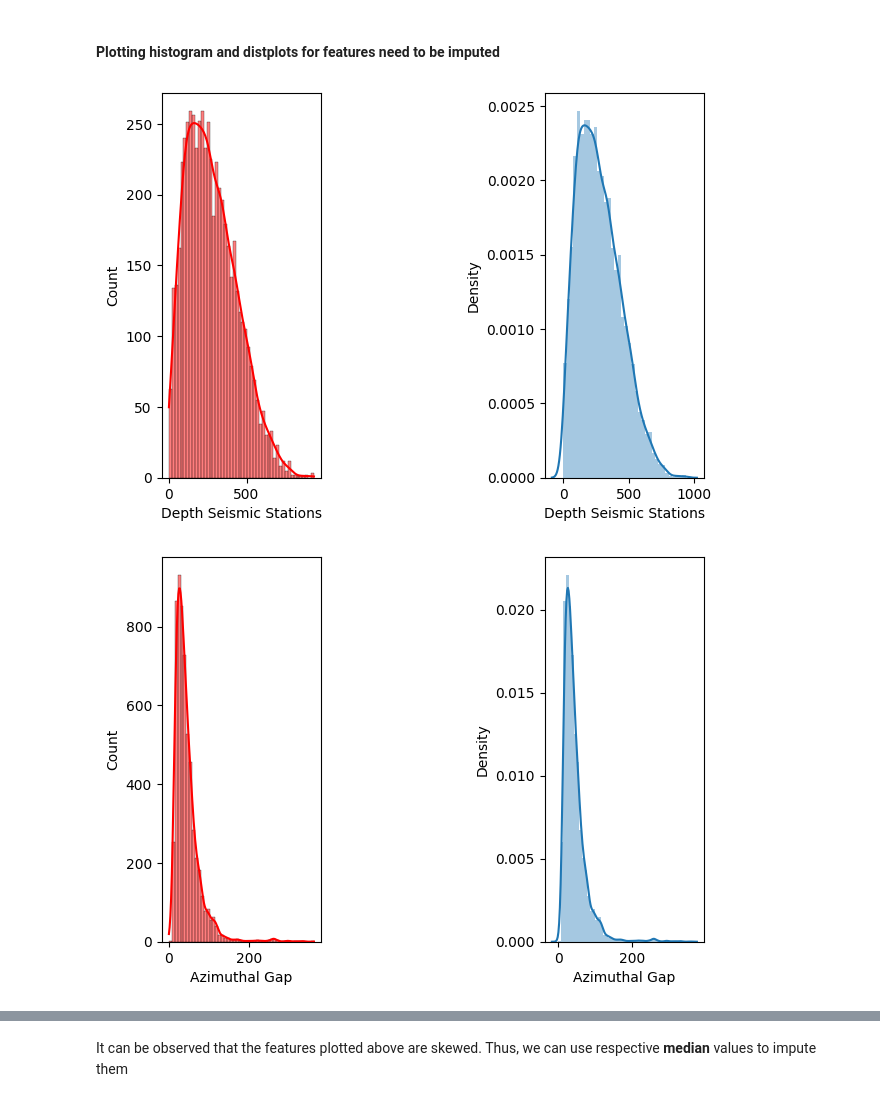
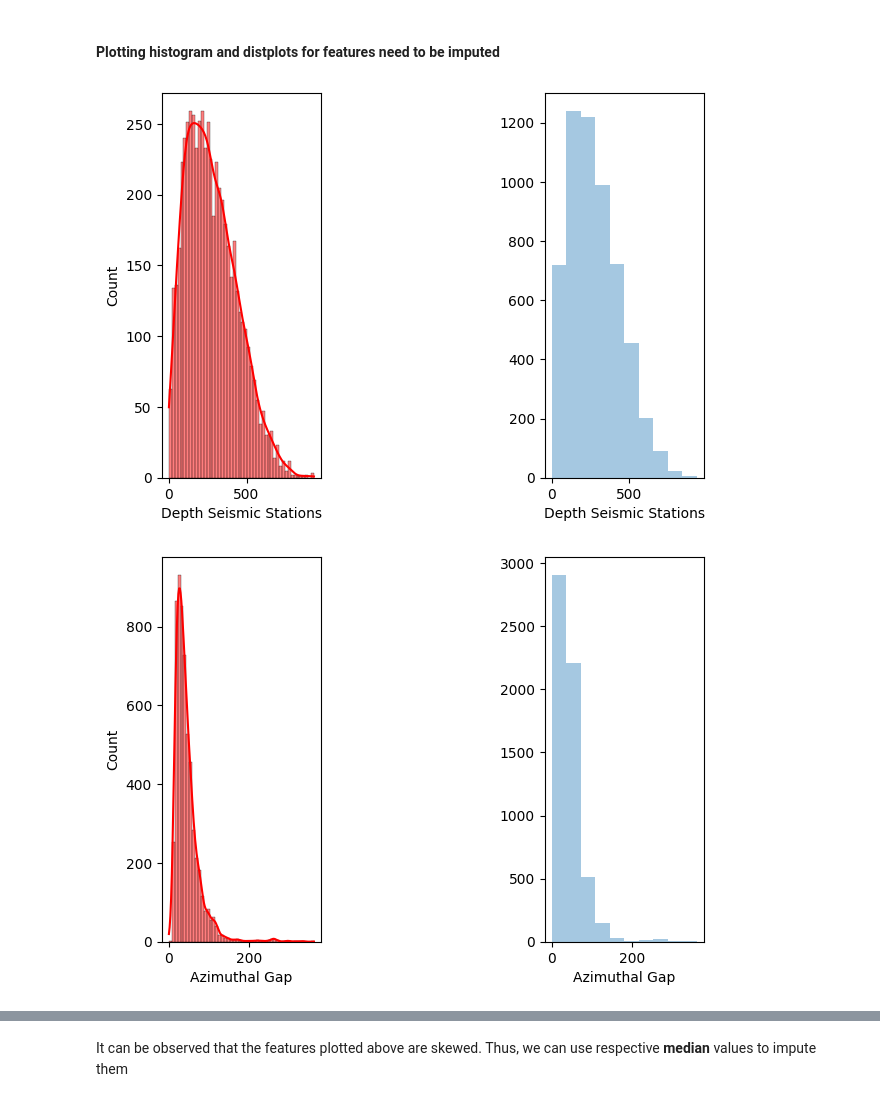
Before and after one commit to nipun1992/EarthquakeMagnitudePrediction, a Jupyter notebook: Earthquake_Magnitude_Prediction.ipynb, the cells around one changed output, grey strips where cells are left out. Saved outputs shown, nothing was run; the diff lists cells and outputs as text; code cells hidden in the pictures.

```diff
--- a/Earthquake_Magnitude_Prediction.ipynb
+++ b/Earthquake_Magnitude_Prediction.ipynb
@@ -203,12 +213,12 @@ NaN_features
 # %%
 for feature in NaN_features:
     plt.figure(figsize=(7,5))
     plt.subplot(1,3,1)
     #sns.distplot(df_train[feature], color='red')
     sns.histplot(x = df_train[feature].dropna(), kde = True, color='red', bins=50)
     plt.subplot(1,3,3)
     #plt.hist(df_train[feature], bins=20)
-    sns.distplot(df_train[feature])
+    sns.distplot(df_train[feature], bins=10, kde = False)
 # %% [output]
-[figure, old version]
+[figure, new version]
-[figure, old version]
+[figure, new version]
```
Also changed, not shown: parts of 30 cells of this notebook.
